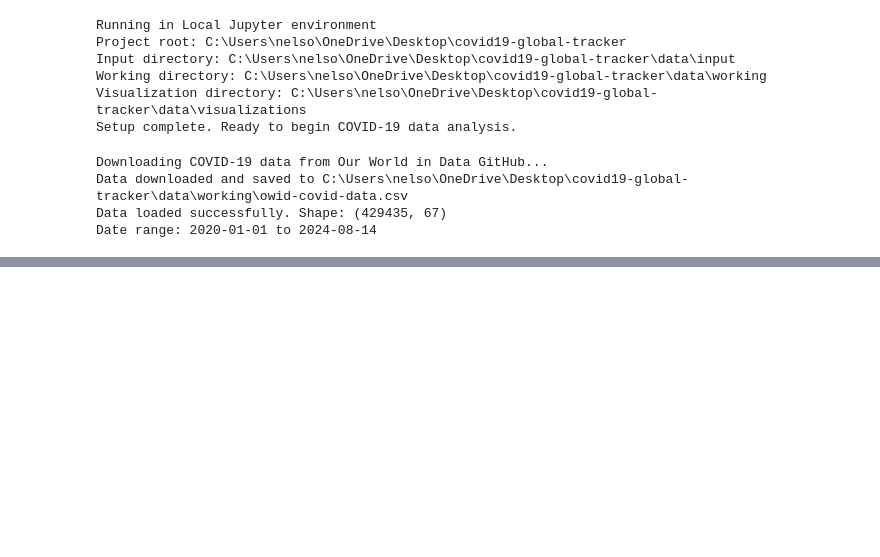
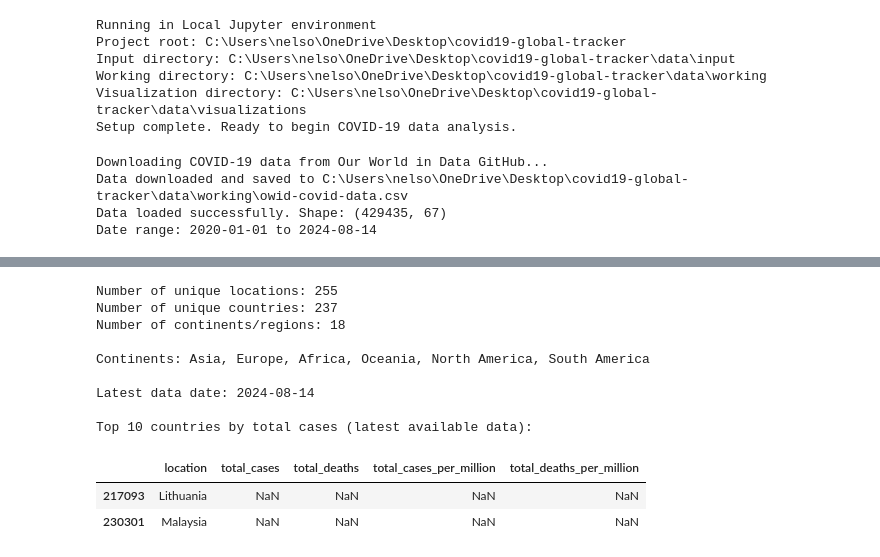
Before and after one commit to NMsby/covid19-global-tracker, a Jupyter notebook: notebooks/covid19_data_analysis.ipynb, the cells around one changed output, grey strips where cells are left out. Saved outputs shown, nothing was run; the diff lists cells and outputs as text; code cells hidden in the pictures; blank space fills up the shorter version.

```diff
--- a/notebooks/covid19_data_analysis.ipynb
+++ b/notebooks/covid19_data_analysis.ipynb
@@ -127,0 +223,34 @@ Date range: 2020-01-01 to 2024-08-14
+# %%
+# Explore country-level information
+
+# Count unique countries and continents
+print(f"Number of unique locations: {df['location'].nunique()}")
+print(f"Number of unique countries: {df[df['iso_code'].str.startswith('OWID_') == False]['location'].nunique()}")
+print(f"Number of continents/regions: {df[df['iso_code'].str.startswith('OWID_')]['location'].nunique()}")
+
+# List all continents
+continents = df[df['continent'].notnull()]['continent'].unique()
+print(f"\nContinents: {', '.join(continents)}")
+
+# Get the latest date in the dataset
+latest_date = df['date'].max()
+print(f"\nLatest data date: {latest_date}")
+
+# Countries with the highest case counts (the latest date)
+print("\nTop 10 countries by total cases (latest available data):")
+top_cases = df[df['date'] == latest_date].sort_values('total_cases', ascending=False)
+top_countries = top_cases[~top_cases['iso_code'].str.startswith('OWID_', na=True)]  # Filter out aggregates
+display(top_countries[['location', 'total_cases', 'total_deaths', 'total_cases_per_million', 'total_deaths_per_million']].head(10))
+# %% [output]
+Number of unique locations: 255
+Number of unique countries: 237
+Number of continents/regions: 18
+
+Continents: Asia, Europe, Africa, Oceania, North America, South America
+
+Latest data date: 2024-08-14
+
+Top 10 countries by total cases (latest available data):
+|  | location | total_cases | total_deaths | total_cases_per_million | total_deaths_per_million |
+| 217093 | Lithuania | NaN | NaN | NaN | NaN |
+| 230301 | Malaysia | NaN | NaN | NaN | NaN |
```
Also changed, not shown: parts of 2 cells of this notebook.
